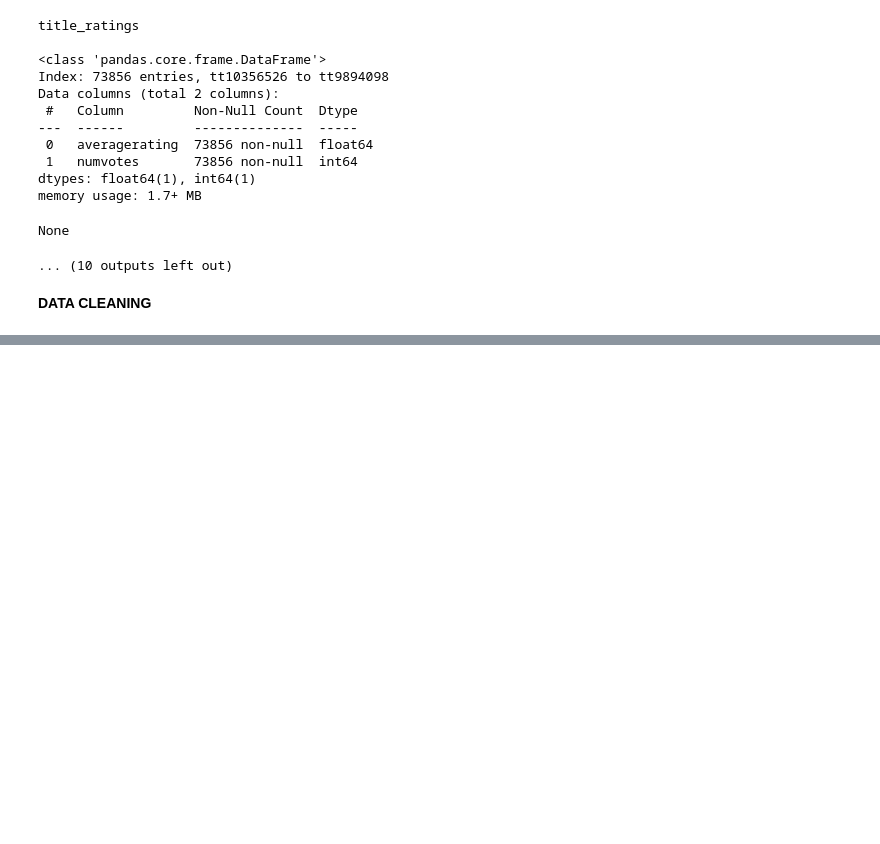
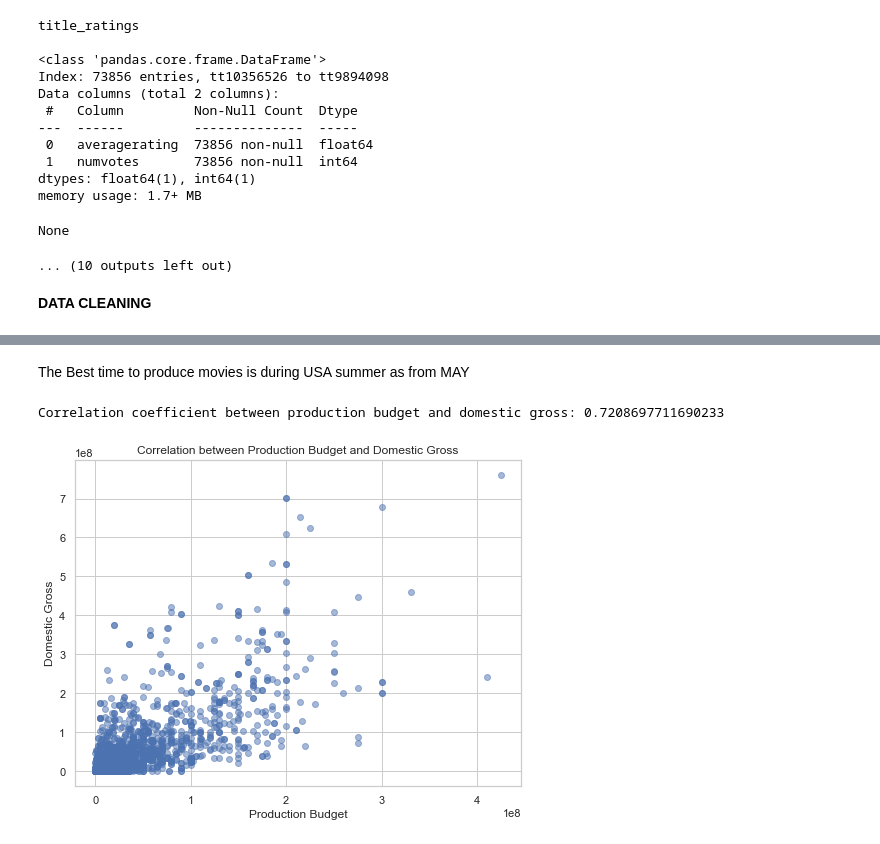
Before and after one commit to Iswana-O/dsc-phase-1-project, a Jupyter notebook: MICROSOFT MOVIE STUDIO ANALYSIS.ipynb, the cells around one changed output, grey strips where cells are left out. Cells and saved outputs as stored; diff of their text form; code cells hidden in the pictures; blank space fills up the shorter version.

```diff
--- a/MICROSOFT MOVIE STUDIO ANALYSIS.ipynb
+++ b/MICROSOFT MOVIE STUDIO ANALYSIS.ipynb
@@ -308,0 +459,32 @@ plt.show()
+# %% [markdown]
+ The Best time to produce movies is during USA summer as from MAY
+# %%
+# Create a new DataFrame with only the 'production_budget' and 'domestic_gross' columns
+budget_domestic_df = tmdb_movies_budgets_df[['production_budget', 'domestic_gross']]
+
+# Dropping rows with missing data (if any)
+budget_domestic_df = budget_domestic_df.dropna()
+
+# Convert the columns to numeric types
+budget_domestic_df['production_budget'] = pd.to_numeric(budget_domestic_df['production_budget'].astype(str).str.replace('[^\d.]', ''), errors='coerce')
+budget_domestic_df['domestic_gross'] = pd.to_numeric(budget_domestic_df['domestic_gross'].astype(str).str.replace('[^\d.]', ''), errors='coerce')
+
+# Drop any rows where the conversion resulted in NaN (not-a-number)
+budget_domestic_df = budget_domestic_df.dropna()
+
+# Calculating the correlation coefficient
+correlation_coefficient = budget_domestic_df['production_budget'].corr(budget_domestic_df['domestic_gross'])
+
+print("Correlation coefficient between production budget and domestic gross:", correlation_coefficient)
+
+# Visualizing the relationship with a scatter plot
+plt.figure(figsize=(8, 6))
+plt.scatter(budget_domestic_df['production_budget'], budget_domestic_df['domestic_gross'], alpha=0.5)
+plt.xlabel('Production Budget')
+plt.ylabel('Domestic Gross')
+plt.title('Correlation between Production Budget and Domestic Gross')
+plt.grid(True)
+plt.show()
+# %% [output]
+Correlation coefficient between production budget and domestic gross: 0.7208697711690233
+[figure, added]
```
Also changed, not shown: parts of 22 cells of this notebook, 1 other file.
